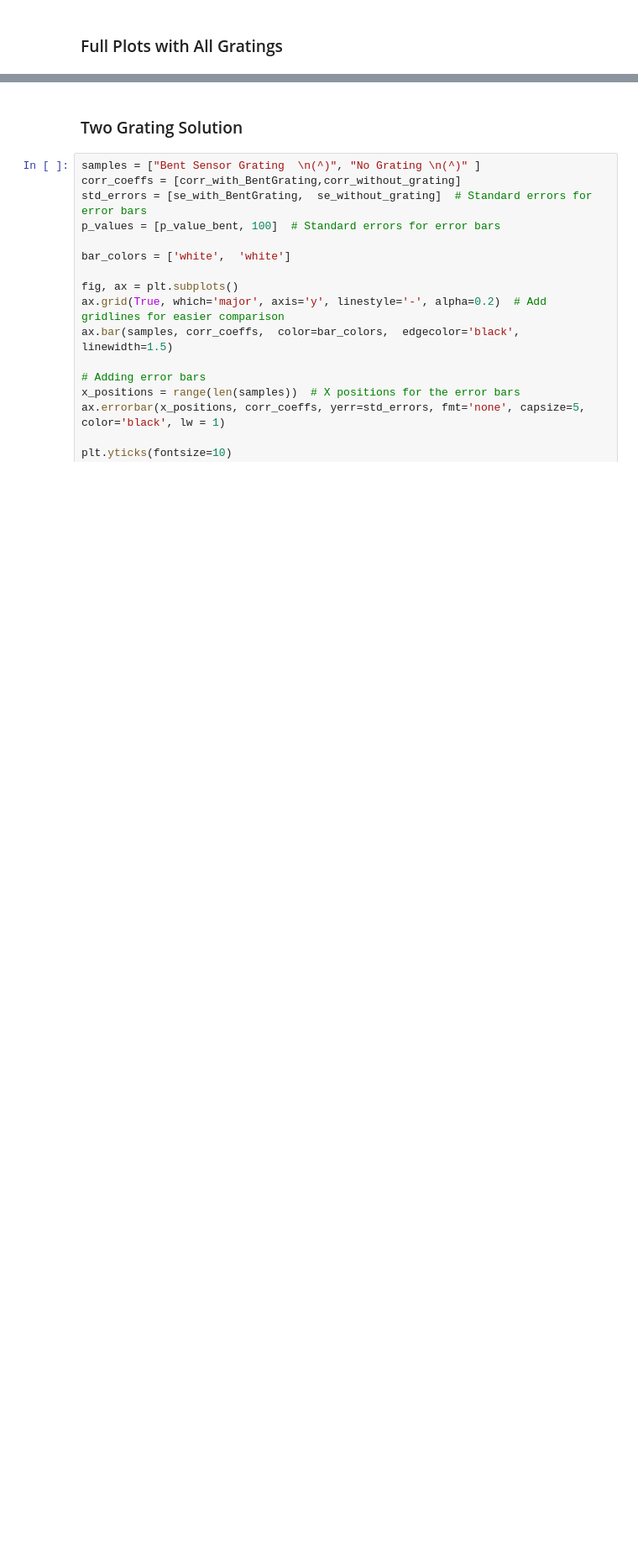
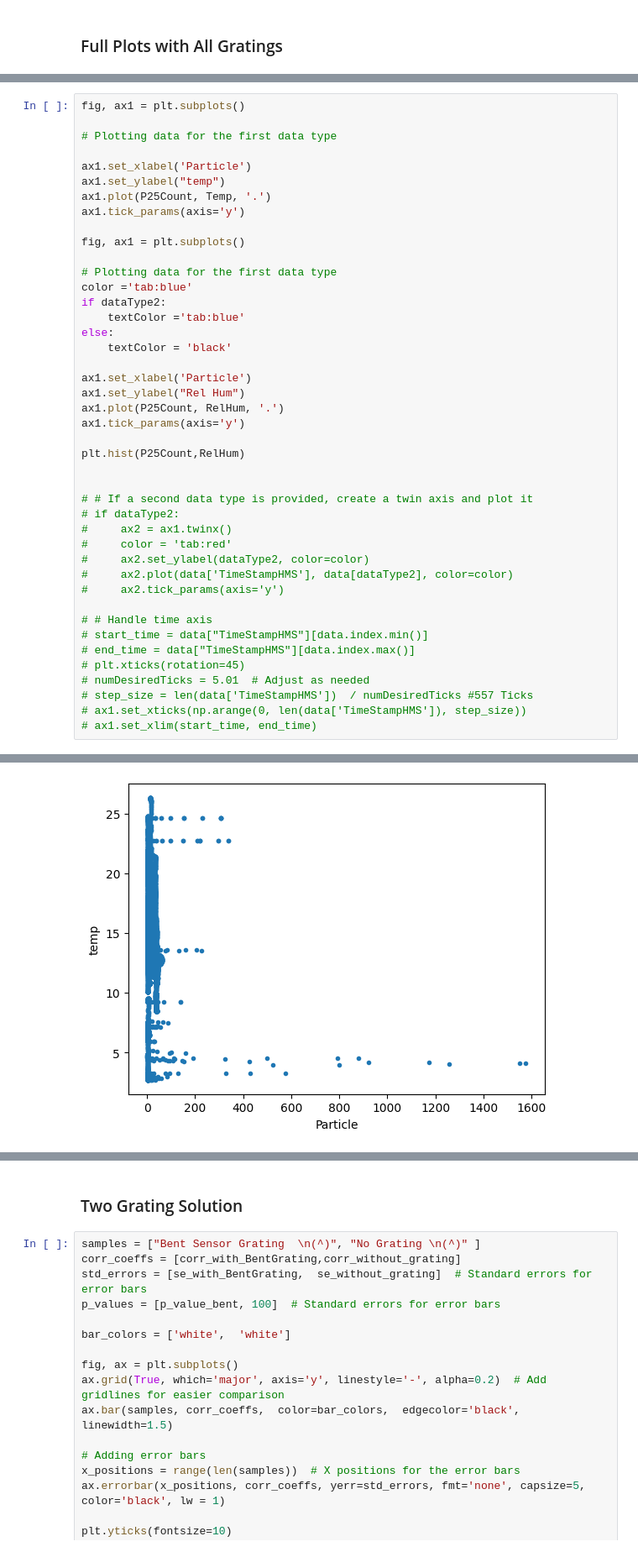
Before and after one commit to KelLynnP/BrightBlock, a Jupyter notebook: DataProcessing/MechValidationData.ipynb, the cells around one changed output, grey strips where cells are left out. Shown: that part at 84% size. Cells and saved outputs as stored; diff of their text form; blank space fills up the shorter version.

Commit message:
Stats with Humid and Temp

```diff
--- a/DataProcessing/MechValidationData.ipynb
+++ b/DataProcessing/MechValidationData.ipynb
@@ -120,0 +250,44 @@ plt.show()
+# %%
+fig, ax1 = plt.subplots()
+
+# Plotting data for the first data type
+
+ax1.set_xlabel('Particle')
+ax1.set_ylabel("temp")
+ax1.plot(P25Count, Temp, '.')
+ax1.tick_params(axis='y')
+
+fig, ax1 = plt.subplots()
+
+# Plotting data for the first data type
+color ='tab:blue'
+if dataType2:
+    textColor ='tab:blue'
+else:
+    textColor = 'black'
+
+ax1.set_xlabel('Particle')
+ax1.set_ylabel("Rel Hum")
+ax1.plot(P25Count, RelHum, '.')
+ax1.tick_params(axis='y')
+
+plt.hist(P25Count,RelHum)
+
+
+# # If a second data type is provided, create a twin axis and plot it
+# if dataType2:
+#     ax2 = ax1.twinx()
+#     color = 'tab:red'
+#     ax2.set_ylabel(dataType2, color=color)
+#     ax2.plot(data['TimeStampHMS'], data[dataType2], color=color)
+#     ax2.tick_params(axis='y')
+
+# # Handle time axis
+# start_time = data["TimeStampHMS"][data.index.min()]
+# end_time = data["TimeStampHMS"][data.index.max()]
+# plt.xticks(rotation=45)
+# numDesiredTicks = 5.01  # Adjust as needed
+# step_size = len(data['TimeStampHMS'])  / numDesiredTicks #557 Ticks
+# ax1.set_xticks(np.arange(0, len(data['TimeStampHMS']), step_size))
+# ax1.set_xlim(start_time, end_time)
+# %% [output]
@@ -120,0 +295 @@ plt.show()
+[figure, added]
```
Also changed, not shown: parts of 7 cells of this notebook, 1 other file.
